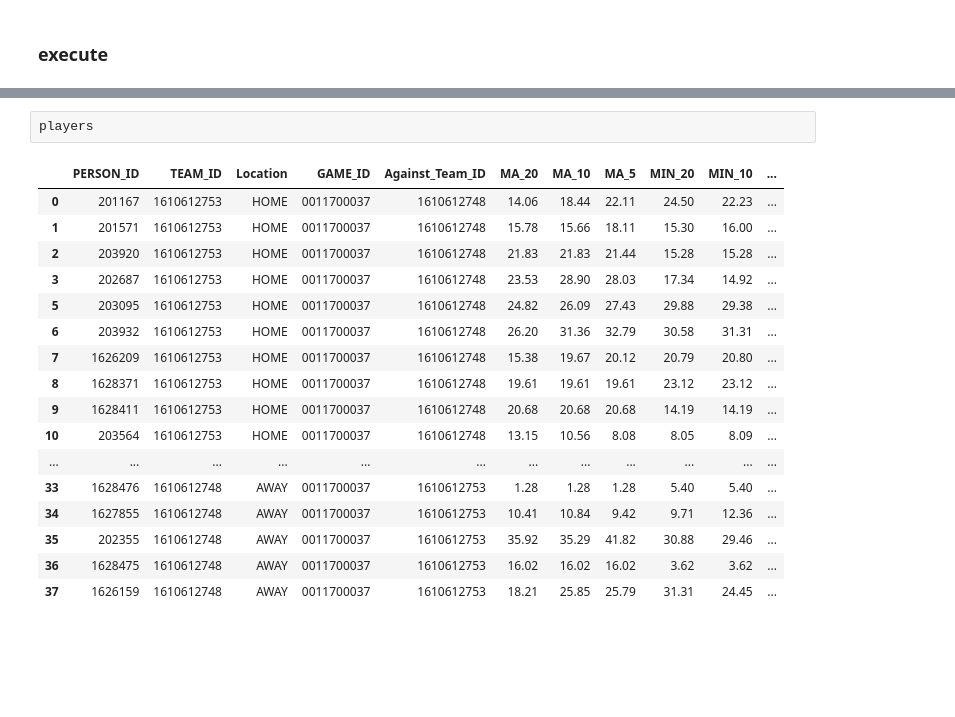
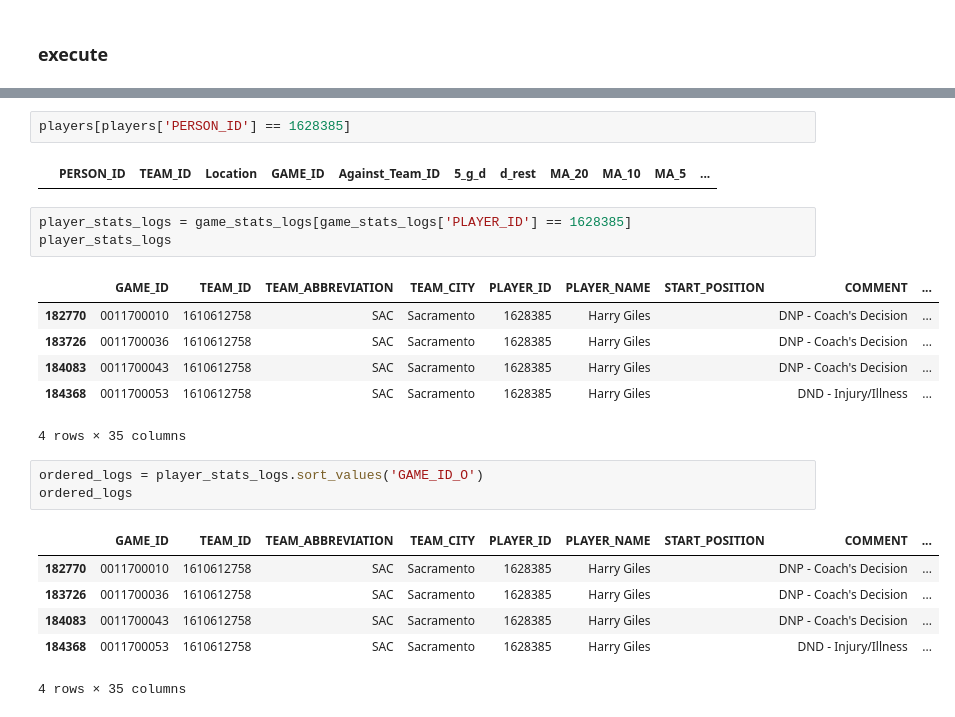
Before and after one commit to wonderui/Hoop_Fantasy, a Jupyter notebook: nba_seer-0.1/0_calculate.ipynb, the cells around one changed output, grey strips where cells are left out. Saved outputs shown, nothing was run; the diff lists cells and outputs as text; blank space fills up the shorter version.

```diff
--- a/nba_seer-0.1/0_calculate.ipynb
+++ b/nba_seer-0.1/0_calculate.ipynb
@@ -99,23 +91,27 @@ min_cov_20 complete!
 sco_cov_20 complete!
 sco cov less than 0 droped!
 all done!
-# %%
-players
-# %% [output]
-|  | PERSON_ID | TEAM_ID | Location | GAME_ID | Against_Team_ID | MA_20 | MA_10 | MA_5 | MIN_20 | MIN_10 | ... |
-| 0 | 201167 | 1610612753 | HOME | 0011700037 | 1610612748 | 14.06 | 18.44 | 22.11 | 24.50 | 22.23 | ... |
-| 1 | 201571 | 1610612753 | HOME | 0011700037 | 1610612748 | 15.78 | 15.66 | 18.11 | 15.30 | 16.00 | ... |
-| 2 | 203920 | 1610612753 | HOME | 0011700037 | 1610612748 | 21.83 | 21.83 | 21.44 | 15.28 | 15.28 | ... |
-| 3 | 202687 | 1610612753 | HOME | 0011700037 | 1610612748 | 23.53 | 28.90 | 28.03 | 17.34 | 14.92 | ... |
-| 5 | 203095 | 1610612753 | HOME | 0011700037 | 1610612748 | 24.82 | 26.09 | 27.43 | 29.88 | 29.38 | ... |
-| 6 | 203932 | 1610612753 | HOME | 0011700037 | 1610612748 | 26.20 | 31.36 | 32.79 | 30.58 | 31.31 | ... |
-| 7 | 1626209 | 1610612753 | HOME | 0011700037 | 1610612748 | 15.38 | 19.67 | 20.12 | 20.79 | 20.80 | ... |
-| 8 | 1628371 | 1610612753 | HOME | 0011700037 | 1610612748 | 19.61 | 19.61 | 19.61 | 23.12 | 23.12 | ... |
-| 9 | 1628411 | 1610612753 | HOME | 0011700037 | 1610612748 | 20.68 | 20.68 | 20.68 | 14.19 | 14.19 | ... |
-| 10 | 203564 | 1610612753 | HOME | 0011700037 | 1610612748 | 13.15 | 10.56 | 8.08 | 8.05 | 8.09 | ... |
-| ... | ... | ... | ... | ... | ... | ... | ... | ... | ... | ... | ... |
-| 33 | 1628476 | 1610612748 | AWAY | 0011700037 | 1610612753 | 1.28 | 1.28 | 1.28 | 5.40 | 5.40 | ... |
-| 34 | 1627855 | 1610612748 | AWAY | 0011700037 | 1610612753 | 10.41 | 10.84 | 9.42 | 9.71 | 12.36 | ... |
-| 35 | 202355 | 1610612748 | AWAY | 0011700037 | 1610612753 | 35.92 | 35.29 | 41.82 | 30.88 | 29.46 | ... |
-| 36 | 1628475 | 1610612748 | AWAY | 0011700037 | 1610612753 | 16.02 | 16.02 | 16.02 | 3.62 | 3.62 | ... |
-| 37 | 1626159 | 1610612748 | AWAY | 0011700037 | 1610612753 | 18.21 | 25.85 | 25.79 | 31.31 | 24.45 | ... |
+# %%
+players[players['PERSON_ID'] == 1628385]
+# %% [output]
+|  | PERSON_ID | TEAM_ID | Location | GAME_ID | Against_Team_ID | 5_g_d | d_rest | MA_20 | MA_10 | MA_5 | ... |
+# %%
+player_stats_logs = game_stats_logs[game_stats_logs['PLAYER_ID'] == 1628385]
+player_stats_logs
+# %% [output]
+|  | GAME_ID | TEAM_ID | TEAM_ABBREVIATION | TEAM_CITY | PLAYER_ID | PLAYER_NAME | START_POSITION | COMMENT | ... |
+| 182770 | 0011700010 | 1610612758 | SAC | Sacramento | 1628385 | Harry Giles |  | DNP - Coach's Decision | ... |
+| 183726 | 0011700036 | 1610612758 | SAC | Sacramento | 1628385 | Harry Giles |  | DNP - Coach's Decision | ... |
+| 184083 | 0011700043 | 1610612758 | SAC | Sacramento | 1628385 | Harry Giles |  | DNP - Coach's Decision | ... |
+| 184368 | 0011700053 | 1610612758 | SAC | Sacramento | 1628385 | Harry Giles |  | DND - Injury/Illness | ... |
+4 rows × 35 columns
+# %%
+ordered_logs = player_stats_logs.sort_values('GAME_ID_O')
+ordered_logs
+# %% [output]
+|  | GAME_ID | TEAM_ID | TEAM_ABBREVIATION | TEAM_CITY | PLAYER_ID | PLAYER_NAME | START_POSITION | COMMENT | ... |
+| 182770 | 0011700010 | 1610612758 | SAC | Sacramento | 1628385 | Harry Giles |  | DNP - Coach's Decision | ... |
+| 183726 | 0011700036 | 1610612758 | SAC | Sacramento | 1628385 | Harry Giles |  | DNP - Coach's Decision | ... |
+| 184083 | 0011700043 | 1610612758 | SAC | Sacramento | 1628385 | Harry Giles |  | DNP - Coach's Decision | ... |
+| 184368 | 0011700053 | 1610612758 | SAC | Sacramento | 1628385 | Harry Giles |  | DND - Injury/Illness | ... |
+4 rows × 35 columns
```
Also changed, not shown: parts of 4 cells of this notebook, 4 other files.
